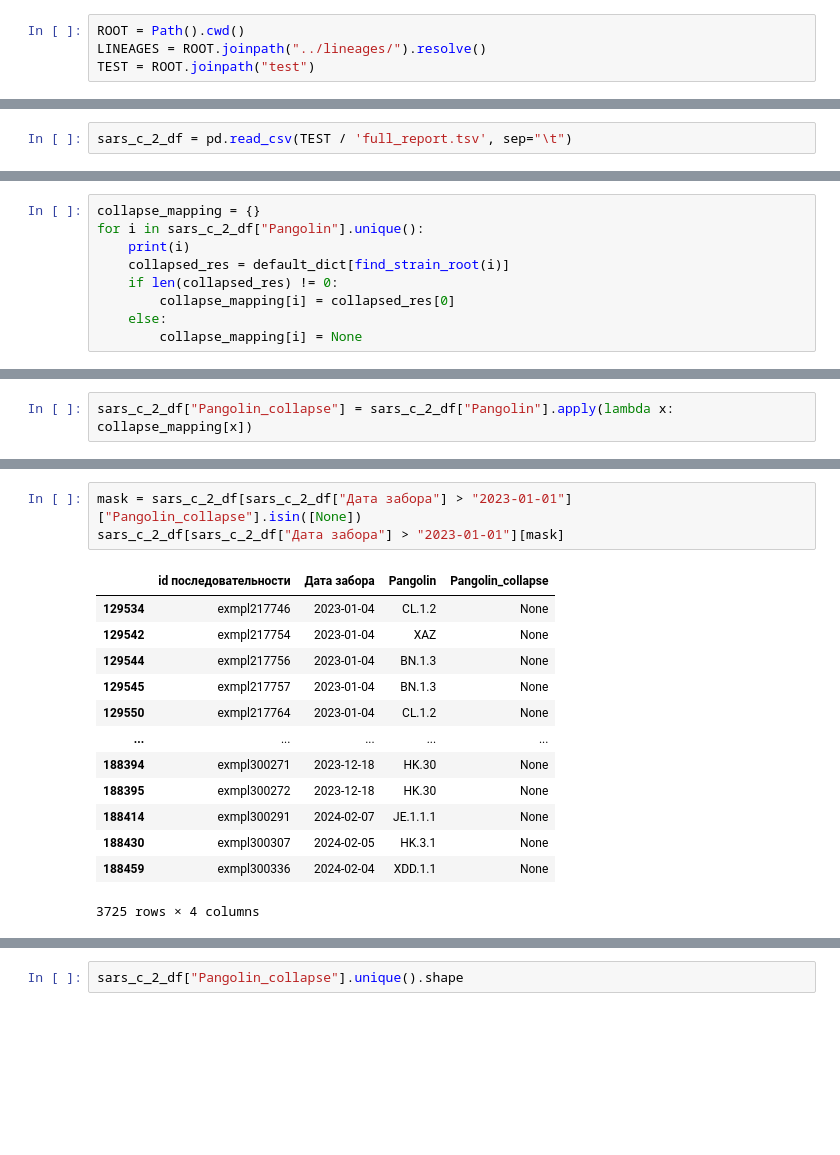
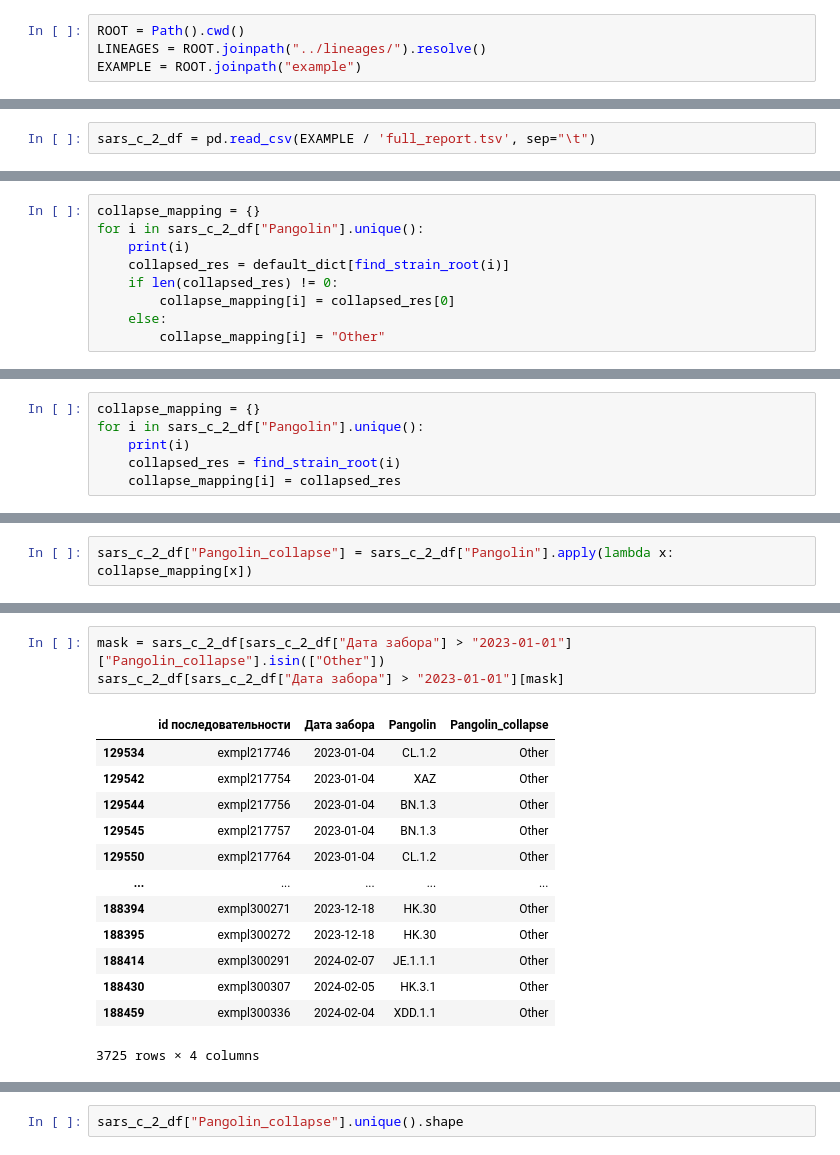
Before and after one commit to magletdinov/lineages-website-fork, a Jupyter notebook: collapse_pangolin_names/collapse.ipynb, the cells around one changed output, grey strips where cells are left out. Cells and saved outputs as stored; diff of their text form; blank space fills up the shorter version.

```diff
--- a/collapse_pangolin_names/collapse.ipynb
+++ b/collapse_pangolin_names/collapse.ipynb
@@ -9,6 +9,6 @@ import matplotlib.pyplot as plt
 # %%
 ROOT = Path().cwd()
 LINEAGES = ROOT.joinpath("../lineages/").resolve()
-TEST = ROOT.joinpath("test")
+EXAMPLE = ROOT.joinpath("example")
 # %% [markdown]
 ![image.png](attachment:2c3c537a-e52e-404b-8025-f0c9a8459857.png)
@@ -201,5 +209,5 @@ df[["id последовательности", "Дата забора", "Pangoli
 # %%
-sars_c_2_df = pd.read_csv(TEST / 'full_report.tsv', sep="\t")
+sars_c_2_df = pd.read_csv(EXAMPLE / 'full_report.tsv', sep="\t")
 # %%
 sars_c_2_df
 # %% [output]
@@ -226,7 +234,7 @@ for i in sars_c_2_df["Pangolin"].unique():
     if len(collapsed_res) != 0:
         collapse_mapping[i] = collapsed_res[0]
     else:
-        collapse_mapping[i] = None
+        collapse_mapping[i] = "Other"
 # %% [output]
 B.1.1.141
 Линия B.1.1.141 неизвестна
@@ -245,3 +253,9 @@ XDK
 JN.1.3
 GE.1.5
 Найдено два файла для XBB.2.3
+# %%
+collapse_mapping = {}
+for i in sars_c_2_df["Pangolin"].unique():
+    print(i)
+    collapsed_res = find_strain_root(i)
+    collapse_mapping[i] = collapsed_res
@@ -268,20 +322,20 @@ sars_c_2_df[sars_c_2_df["Дата забора"] > "2023-01-01"]["Pangolin_colla
 # %% [output]
 3725
 # %%
-mask = sars_c_2_df[sars_c_2_df["Дата забора"] > "2023-01-01"]["Pangolin_collapse"].isin([None])
+mask = sars_c_2_df[sars_c_2_df["Дата забора"] > "2023-01-01"]["Pangolin_collapse"].isin(["Other"])
 sars_c_2_df[sars_c_2_df["Дата забора"] > "2023-01-01"][mask]
 # %% [output]
 |  | id последовательности | Дата забора | Pangolin | Pangolin_collapse |
-| 129534 | exmpl217746 | 2023-01-04 | CL.1.2 | None |
-| 129542 | exmpl217754 | 2023-01-04 | XAZ | None |
-| 129544 | exmpl217756 | 2023-01-04 | BN.1.3 | None |
-| 129545 | exmpl217757 | 2023-01-04 | BN.1.3 | None |
-| 129550 | exmpl217764 | 2023-01-04 | CL.1.2 | None |
+| 129534 | exmpl217746 | 2023-01-04 | CL.1.2 | Other |
+| 129542 | exmpl217754 | 2023-01-04 | XAZ | Other |
+| 129544 | exmpl217756 | 2023-01-04 | BN.1.3 | Other |
+| 129545 | exmpl217757 | 2023-01-04 | BN.1.3 | Other |
+| 129550 | exmpl217764 | 2023-01-04 | CL.1.2 | Other |
 | ... | ... | ... | ... | ... |
-| 188394 | exmpl300271 | 2023-12-18 | HK.30 | None |
-| 188395 | exmpl300272 | 2023-12-18 | HK.30 | None |
-| 188414 | exmpl300291 | 2024-02-07 | JE.1.1.1 | None |
-| 188430 | exmpl300307 | 2024-02-05 | HK.3.1 | None |
-| 188459 | exmpl300336 | 2024-02-04 | XDD.1.1 | None |
+| 188394 | exmpl300271 | 2023-12-18 | HK.30 | Other |
+| 188395 | exmpl300272 | 2023-12-18 | HK.30 | Other |
+| 188414 | exmpl300291 | 2024-02-07 | JE.1.1.1 | Other |
+| 188430 | exmpl300307 | 2024-02-05 | HK.3.1 | Other |
+| 188459 | exmpl300336 | 2024-02-04 | XDD.1.1 | Other |
 3725 rows × 4 columns
 # %%
```
Also changed, not shown: parts of 20 cells of this notebook, 5 other files.
